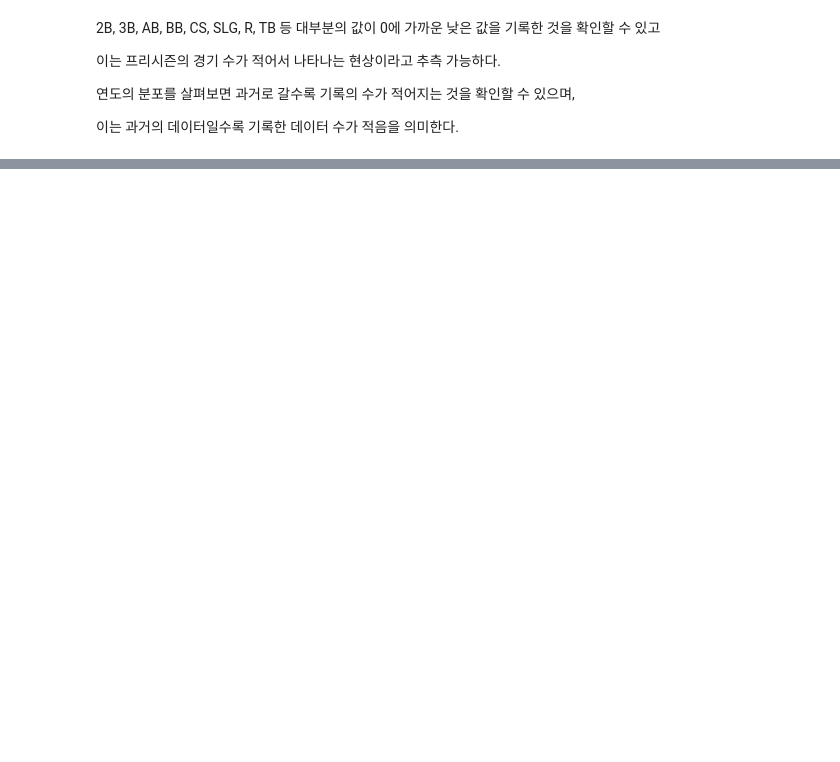
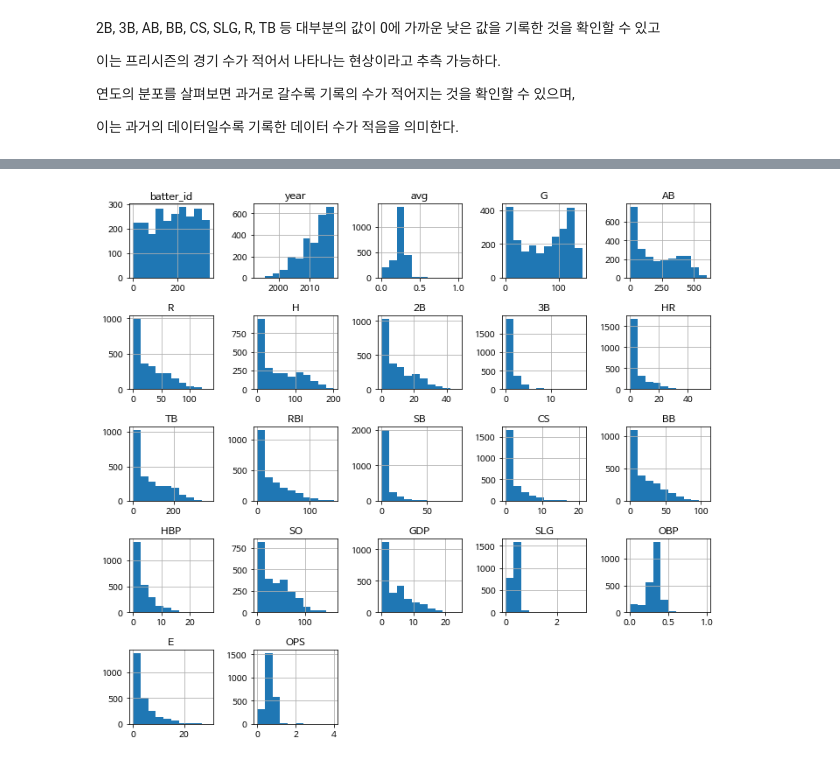
Before and after one commit to cyan9212/Dacon_KBO_Batter_OPS, a Jupyter notebook: KBO_타자_OPS예측.ipynb, the cells around one changed output, grey strips where cells are left out. Drawn from its saved outputs; the diff is of its cells as text; code cells hidden in the pictures; blank space fills up the shorter version.

```diff
--- a/KBO_타자_OPS예측.ipynb
+++ b/KBO_타자_OPS예측.ipynb
@@ -89,0 +126,4 @@ findfont: Font family ['AppleGothic'] not found. Falling back to DejaVu Sans.
+# %%
+regular_season_df = pd.read_csv('Regular_Season_Batter.csv')
+display(regular_season_df.shape, regular_season_df.head())
+regular_season_df.describe()
@@ -89,0 +147,7 @@ findfont: Font family ['AppleGothic'] not found. Falling back to DejaVu Sans.
+# %%
+# 정규시즌 데이터를 히스토그램으로 시각화
+regular_season_df.hist(figsize=(10,9))
+plt.tight_layout()
+plt.show()
+# %% [output]
+[figure, added]
```
Also changed, not shown: parts of 15 cells of this notebook.
